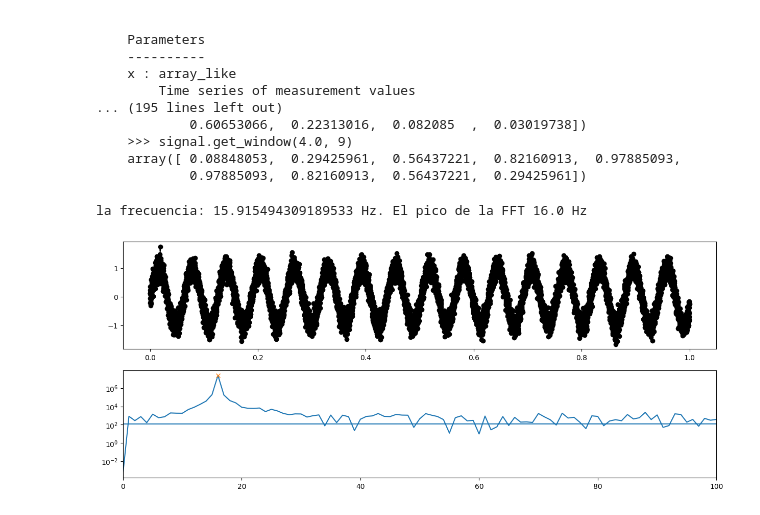
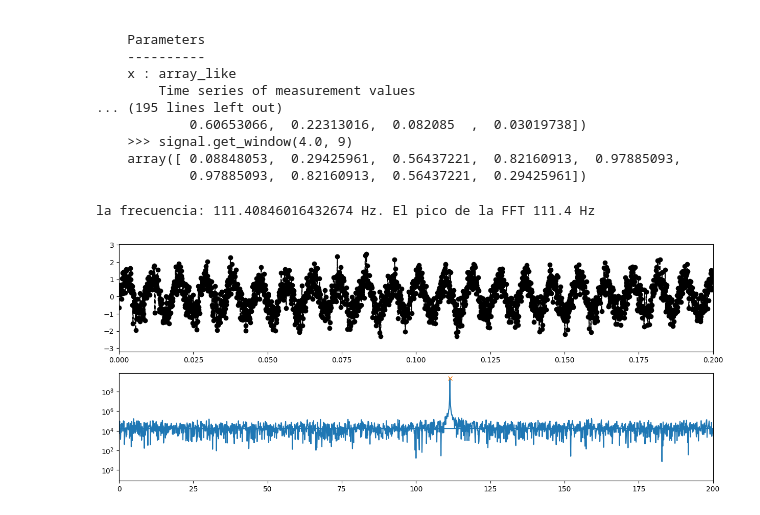
Before and after one commit to sebastlop/series-temporales-machine-learning, a Jupyter notebook: Apuntes/Tema-4/Tema-4-analisis-fourier.ipynb, the cells around one changed output. Cells and saved outputs as stored; diff of their text form; code cells hidden in the pictures.

```diff
--- a/Apuntes/Tema-4/Tema-4-analisis-fourier.ipynb
+++ b/Apuntes/Tema-4/Tema-4-analisis-fourier.ipynb
@@ -249,23 +249,26 @@ spectrogram(x, fs=1.0, window=('tukey', 0.25), nperseg=None, noverlap=None, nfft
     array([ 0.08848053,  0.29425961,  0.56437221,  0.82160913,  0.97885093,
             0.97885093,  0.82160913,  0.56437221,  0.29425961])
 # %%
+fs = 10e3
+N = 1e5
 dt = 0.0001 # intervalo de tiempo en segundos
-t = np.arange(1e4)*dt
-w = 100 # frecuencia angular en rpm
-x =  np.sin(w * t) + np.random.normal(0, 0.2, size=len(t))
+t = np.arange(N)/fs
+w = 700 # frecuencia angular en rpm
+x =  np.sin(w * t) + np.random.normal(0, 0.5, size=len(t))
 freqs = np.fft.fftfreq(len(t), dt)
 dft = np.fft.fft(x, len(x))
 fig, axs = plt.subplots(2,1, figsize = (15,6))
 axs[0].plot(t,x, 'ko--')
+axs[0].set_xlim(0,0.2)
 axs[1].semilogy(freqs,np.abs(dft)**2)
-axs[1].set_xlim(0,100)
+axs[1].set_xlim(0,200)
 
 
-peaks = find_peaks(np.abs(dft)**2,threshold=100000, distance=10)[0]
+peaks = find_peaks(np.abs(dft)**2,threshold=1000000, distance=10)[0]
 axs[1].semilogy(freqs[peaks],np.abs(dft[peaks])**2, 'x')
 print(f'la frecuencia: {w/2/np.pi} Hz. El pico de la FFT {freqs[peaks[0]]} Hz')
 # %% [output]
-la frecuencia: 15.915494309189533 Hz. El pico de la FFT 16.0 Hz
+la frecuencia: 111.40846016432674 Hz. El pico de la FFT 111.4 Hz
-[figure, old version]
+[figure, new version]
 # %%
 from matplotlib.colors import LogNorm
```
Also changed, not shown: parts of 1 cell of this notebook.
